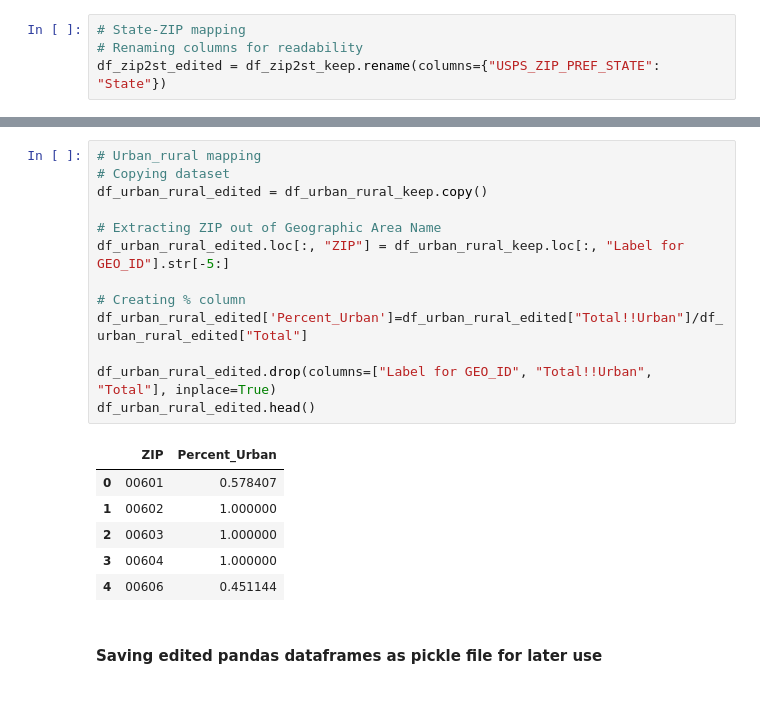
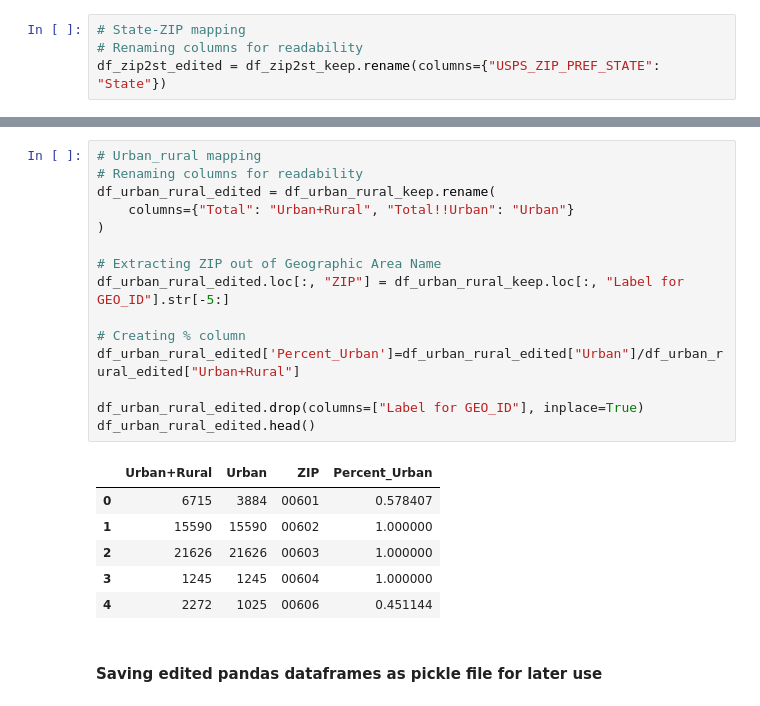
Before and after one commit to anuvrat-umich/siads_milestone1, a Jupyter notebook: src/input_data_exploration.ipynb, the cells around one changed output, grey strips where cells are left out. Cells and saved outputs as stored; diff of their text form.

Commit message:
Added Urban+Rural feature. Changed ACS Survey features from object to numeric format.

```diff
--- a/src/input_data_exploration.ipynb
+++ b/src/input_data_exploration.ipynb
@@ -458,23 +474,25 @@ df_zip2st_edited = df_zip2st_keep.rename(columns={"USPS_ZIP_PREF_STATE": "State"
 # %%
 # Urban_rural mapping
-# Copying dataset
-df_urban_rural_edited = df_urban_rural_keep.copy()
+# Renaming columns for readability
+df_urban_rural_edited = df_urban_rural_keep.rename(
+    columns={"Total": "Urban+Rural", "Total!!Urban": "Urban"}
+)
 
 # Extracting ZIP out of Geographic Area Name
 df_urban_rural_edited.loc[:, "ZIP"] = df_urban_rural_keep.loc[:, "Label for GEO_ID"].str[-5:]
 
 # Creating % column
-df_urban_rural_edited['Percent_Urban']=df_urban_rural_edited["Total!!Urban"]/df_urban_rural_edited["Total"]
+df_urban_rural_edited['Percent_Urban']=df_urban_rural_edited["Urban"]/df_urban_rural_edited["Urban+Rural"]
 
-df_urban_rural_edited.drop(columns=["Label for GEO_ID", "Total!!Urban", "Total"], inplace=True)
+df_urban_rural_edited.drop(columns=["Label for GEO_ID"], inplace=True)
 df_urban_rural_edited.head()
 # %% [output]
-|  | ZIP | Percent_Urban |
-| 0 | 00601 | 0.578407 |
-| 1 | 00602 | 1.000000 |
-| 2 | 00603 | 1.000000 |
-| 3 | 00604 | 1.000000 |
-| 4 | 00606 | 0.451144 |
+|  | Urban+Rural | Urban | ZIP | Percent_Urban |
+| 0 | 6715 | 3884 | 00601 | 0.578407 |
+| 1 | 15590 | 15590 | 00602 | 1.000000 |
+| 2 | 21626 | 21626 | 00603 | 1.000000 |
+| 3 | 1245 | 1245 | 00604 | 1.000000 |
+| 4 | 2272 | 1025 | 00606 | 0.451144 |
 # %% [markdown]
 #### Saving edited pandas dataframes as pickle file for later use
 # %%
```
Also changed, not shown: parts of 8 cells of this notebook, 3 other files.
